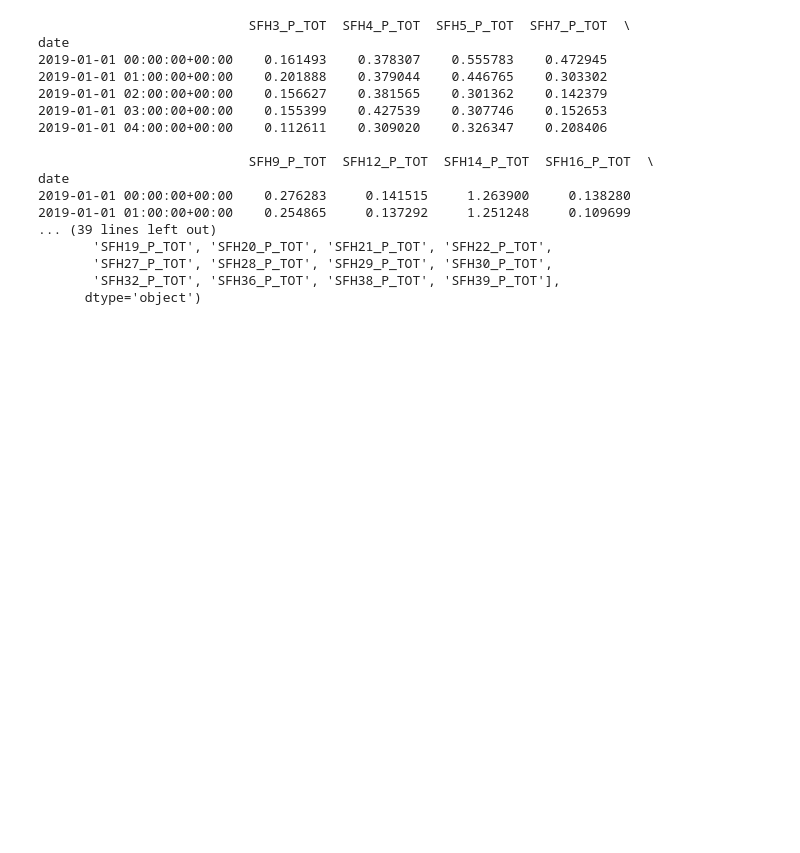
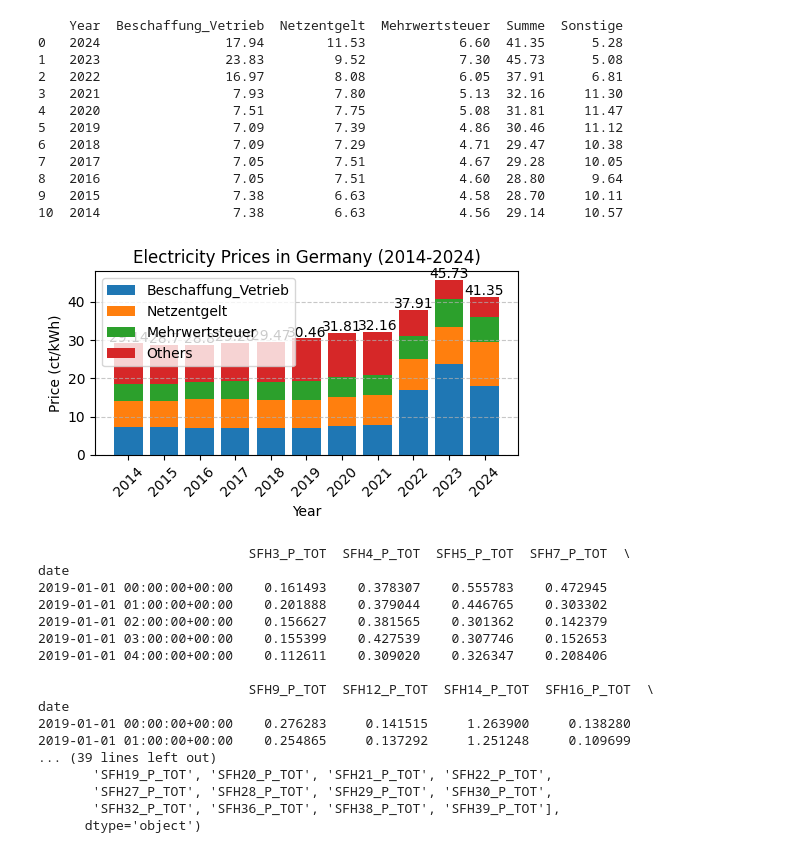
Before and after one commit to reschol/wattWise, a Jupyter notebook: load_profile_prediciton.ipynb, the cells around one changed output. Cells and saved outputs as stored; diff of their text form; code cells hidden in the pictures; blank space fills up the shorter version.

```diff
--- a/load_profile_prediciton.ipynb
+++ b/load_profile_prediciton.ipynb
@@ -14,3 +56,50 @@ SFH34 wird rausgeschmissen, weil dieser abweichende Daten von den anderen aufwei
+# %%
+electricity_prices = {
+    "Year": [2024, 2023, 2022, 2021, 2020, 2019, 2018, 2017, 2016, 2015, 2014],
+    "Beschaffung_Vetrieb": [17.94, 23.83, 16.97, 7.93, 7.51, 7.09, 7.09, 7.05, 7.05, 7.38, 7.38],
+    "Netzentgelt": [11.53, 9.52, 8.08, 7.80, 7.75, 7.39, 7.29, 7.51, 7.51, 6.63, 6.63],
+    "Mehrwertsteuer": [6.60, 7.30, 6.05, 5.13, 5.08, 4.86, 4.71, 4.67, 4.60, 4.58, 4.56],
+    "Summe": [41.35, 45.73, 37.91, 32.16, 31.81, 30.46, 29.47, 29.28, 28.80, 28.70, 29.14]
+} #' IN kwH'
+
+# Create DataFrame and add Sonstige column (EEG-Umlage, KWK-Aufschlag, Stromsteuer,...))
+electricity_prices_df = pd.DataFrame(electricity_prices)
+electricity_prices_df['Sonstige'] = electricity_prices_df['Summe'] - (electricity_prices_df['Beschaffung_Vetrieb'] + electricity_prices_df['Netzentgelt'] + electricity_prices_df['Mehrwertsteuer'])
+print(electricity_prices_df)
+
+
+# Plot the data as a stacked bar chart
+plt.figure(figsize=(5,3))
+plt.bar(electricity_prices_df['Year'], electricity_prices_df['Beschaffung_Vetrieb'], label='Beschaffung_Vetrieb')
+plt.bar(electricity_prices_df['Year'], electricity_prices_df['Netzentgelt'],
+        bottom=electricity_prices_df['Beschaffung_Vetrieb'], label='Netzentgelt')
+plt.bar(electricity_prices_df['Year'], electricity_prices_df['Mehrwertsteuer'],
+        bottom=electricity_prices_df['Beschaffung_Vetrieb'] + electricity_prices_df['Netzentgelt'], label='Mehrwertsteuer')
+plt.bar(electricity_prices_df['Year'], electricity_prices_df['Sonstige'],bottom=electricity_prices_df['Beschaffung_Vetrieb'] + electricity_prices_df['Netzentgelt'] + electricity_prices_df['Mehrwertsteuer'], label='Others')
+plt.xlabel('Year')
+plt.ylabel('Price (ct/kWh)')
+for i in range(len(electricity_prices_df)):
+    plt.text(electricity_prices_df['Year'][i], electricity_prices_df['Summe'][i] + 0.5, str(electricity_prices_df['Summe'][i]), ha='center') #add values
+plt.title('Electricity Prices in Germany (2014-2024)')
+plt.xticks(electricity_prices_df['Year'], rotation=45)
+plt.legend()
+plt.grid(axis='y', linestyle='--', alpha=0.7)
+plt.tight_layout()
+plt.show()
+# %% [output]
+    Year  Beschaffung_Vetrieb  Netzentgelt  Mehrwertsteuer  Summe  Sonstige
+0   2024                17.94        11.53            6.60  41.35      5.28
+1   2023                23.83         9.52            7.30  45.73      5.08
+2   2022                16.97         8.08            6.05  37.91      6.81
+3   2021                 7.93         7.80            5.13  32.16     11.30
+4   2020                 7.51         7.75            5.08  31.81     11.47
+5   2019                 7.09         7.39            4.86  30.46     11.12
+6   2018                 7.09         7.29            4.71  29.47     10.38
+7   2017                 7.05         7.51            4.67  29.28     10.05
+8   2016                 7.05         7.51            4.60  28.80      9.64
+9   2015                 7.38         6.63            4.58  28.70     10.11
+10  2014                 7.38         6.63            4.56  29.14     10.57
+[figure, added]
 # %%
 #Load pickle into dataframe
 hh_path = r"local_input_data\1920 Final Data w. Additional Features HH Hourly Agg.pkl"
```
Also changed, not shown: parts of 20 cells of this notebook, 1 other file.
